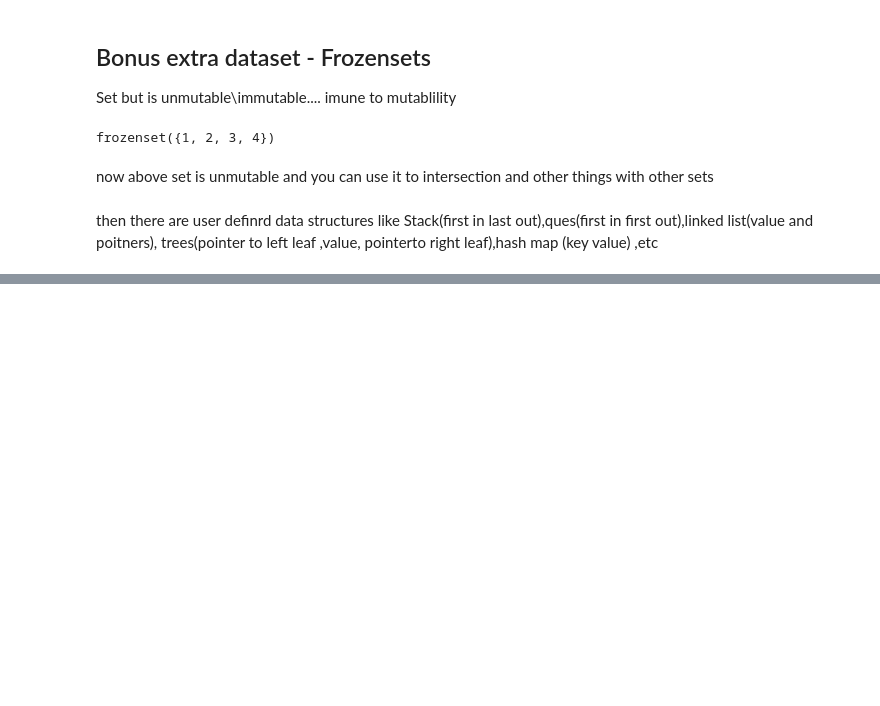
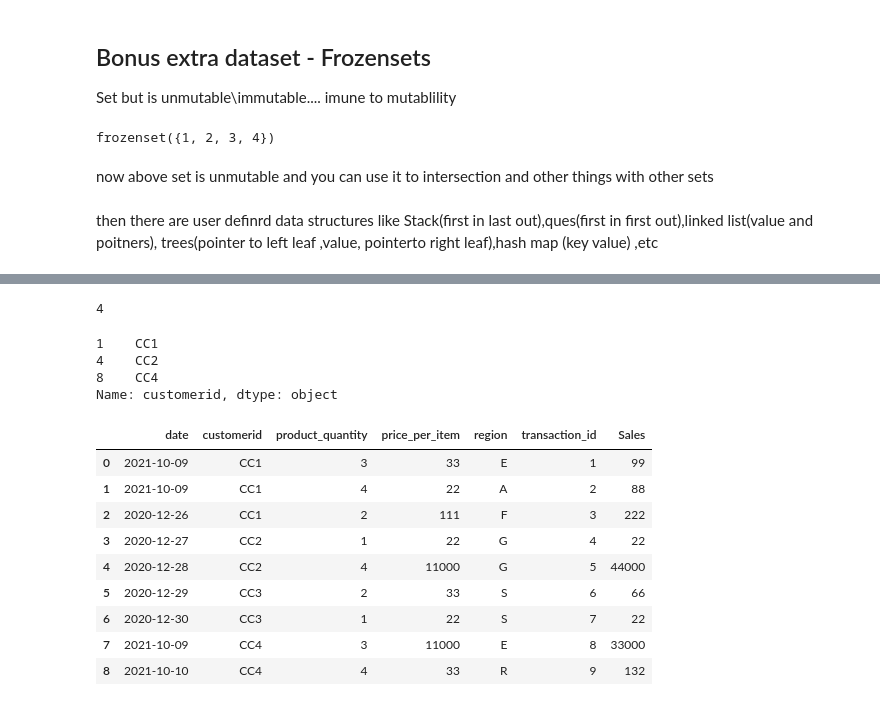
Before and after one commit to Smit131/DS-assignments-python, a Jupyter notebook: Python Basics/SomeBasicThings.ipynb, the cells around one changed output, grey strips where cells are left out. Saved outputs shown, nothing was run; the diff lists cells and outputs as text; code cells hidden in the pictures; blank space fills up the shorter version.

```diff
--- a/Python Basics/SomeBasicThings.ipynb
+++ b/Python Basics/SomeBasicThings.ipynb
@@ -322,0 +378,12 @@ then there are user definrd data structures like Stack(first in last out),ques(f
+# %%
+np.max([1,2,3,4])
+# %% [output]
+4
+# %%
+# customer's id who bought maximum products
+df[df["product_quantity"] == np.max(df["product_quantity"])].loc[:,"customerid"]
+# %% [output]
+1    CC1
+4    CC2
+8    CC4
+Name: customerid, dtype: object
@@ -322,0 +399,13 @@ then there are user definrd data structures like Stack(first in last out),ques(f
+# %%
+df
+# %% [output]
+|  | date | customerid | product_quantity | price_per_item | region | transaction_id | Sales |
+| 0 | 2021-10-09 | CC1 | 3 | 33 | E | 1 | 99 |
+| 1 | 2021-10-09 | CC1 | 4 | 22 | A | 2 | 88 |
+| 2 | 2020-12-26 | CC1 | 2 | 111 | F | 3 | 222 |
+| 3 | 2020-12-27 | CC2 | 1 | 22 | G | 4 | 22 |
+| 4 | 2020-12-28 | CC2 | 4 | 11000 | G | 5 | 44000 |
+| 5 | 2020-12-29 | CC3 | 2 | 33 | S | 6 | 66 |
+| 6 | 2020-12-30 | CC3 | 1 | 22 | S | 7 | 22 |
+| 7 | 2021-10-09 | CC4 | 3 | 11000 | E | 8 | 33000 |
+| 8 | 2021-10-10 | CC4 | 4 | 33 | R | 9 | 132 |
```
Also changed, not shown: parts of 18 cells of this notebook, 1 other file.
